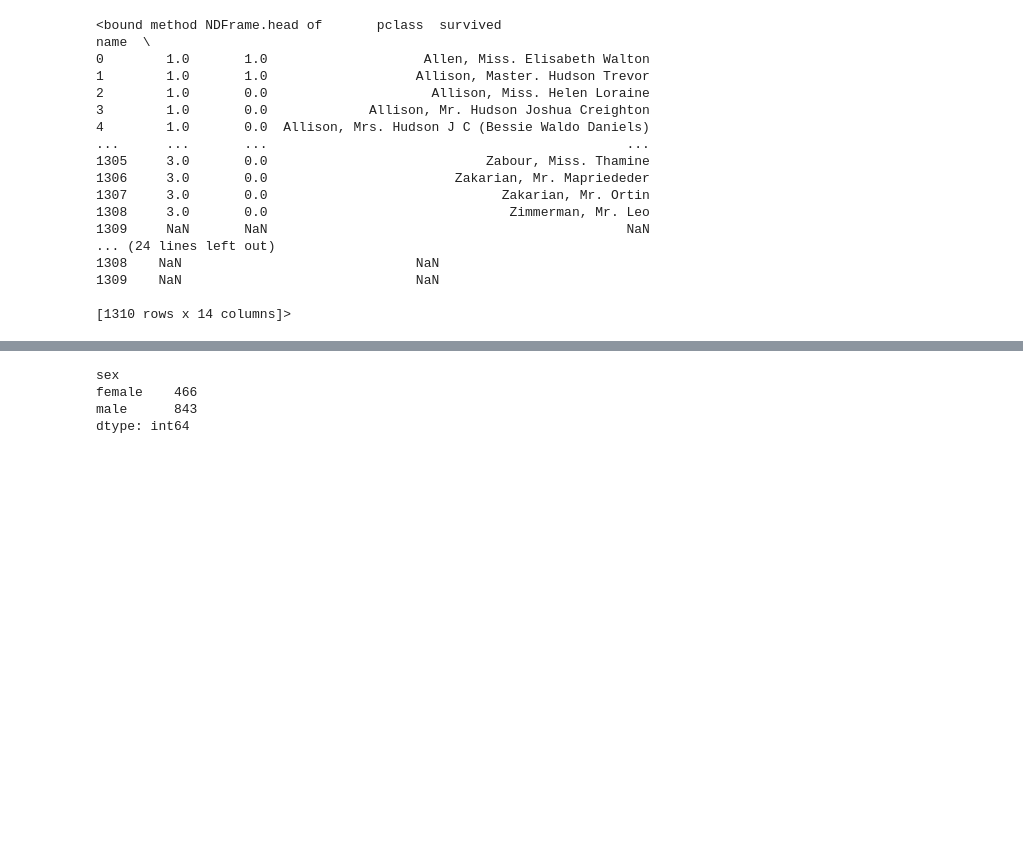
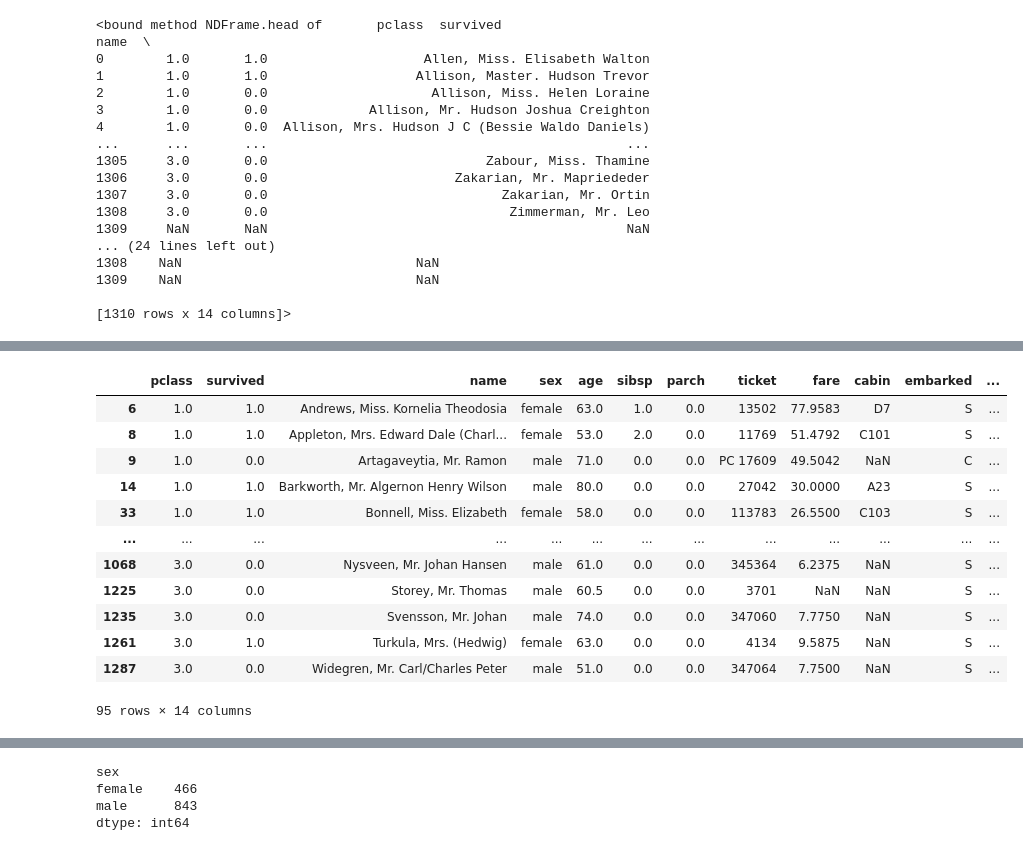
Before and after one commit to BryanSWeber/BDA301, a Jupyter notebook: Day 01 Lesson.ipynb, the cells around one changed output, grey strips where cells are left out. Drawn from its saved outputs; the diff is of its cells as text; code cells hidden in the pictures; blank space fills up the shorter version.

```diff
--- a/Day 01 Lesson.ipynb
+++ b/Day 01 Lesson.ipynb
@@ -101,0 +159,16 @@ But the solution isn't exactly what I am looking for (different context, etc.) H
+# %%
+titanicData[titanicData['age'] > 50]  # Rows where the value in 'column_name' is greater than 50
+# %% [output]
+|  | pclass | survived | name | sex | age | sibsp | parch | ticket | fare | cabin | embarked | ... |
+| 6 | 1.0 | 1.0 | Andrews, Miss. Kornelia Theodosia | female | 63.0 | 1.0 | 0.0 | 13502 | 77.9583 | D7 | S | ... |
+| 8 | 1.0 | 1.0 | Appleton, Mrs. Edward Dale (Charl... | female | 53.0 | 2.0 | 0.0 | 11769 | 51.4792 | C101 | S | ... |
+| 9 | 1.0 | 0.0 | Artagaveytia, Mr. Ramon | male | 71.0 | 0.0 | 0.0 | PC 17609 | 49.5042 | NaN | C | ... |
+| 14 | 1.0 | 1.0 | Barkworth, Mr. Algernon Henry Wilson | male | 80.0 | 0.0 | 0.0 | 27042 | 30.0000 | A23 | S | ... |
+| 33 | 1.0 | 1.0 | Bonnell, Miss. Elizabeth | female | 58.0 | 0.0 | 0.0 | 113783 | 26.5500 | C103 | S | ... |
+| ... | ... | ... | ... | ... | ... | ... | ... | ... | ... | ... | ... | ... |
+| 1068 | 3.0 | 0.0 | Nysveen, Mr. Johan Hansen | male | 61.0 | 0.0 | 0.0 | 345364 | 6.2375 | NaN | S | ... |
+| 1225 | 3.0 | 0.0 | Storey, Mr. Thomas | male | 60.5 | 0.0 | 0.0 | 3701 | NaN | NaN | S | ... |
+| 1235 | 3.0 | 0.0 | Svensson, Mr. Johan | male | 74.0 | 0.0 | 0.0 | 347060 | 7.7750 | NaN | S | ... |
+| 1261 | 3.0 | 1.0 | Turkula, Mrs. (Hedwig) | female | 63.0 | 0.0 | 0.0 | 4134 | 9.5875 | NaN | S | ... |
+| 1287 | 3.0 | 0.0 | Widegren, Mr. Carl/Charles Peter | male | 51.0 | 0.0 | 0.0 | 347064 | 7.7500 | NaN | S | ... |
+95 rows × 14 columns
```
Also changed, not shown: parts of 42 cells of this notebook, 2 other files.
